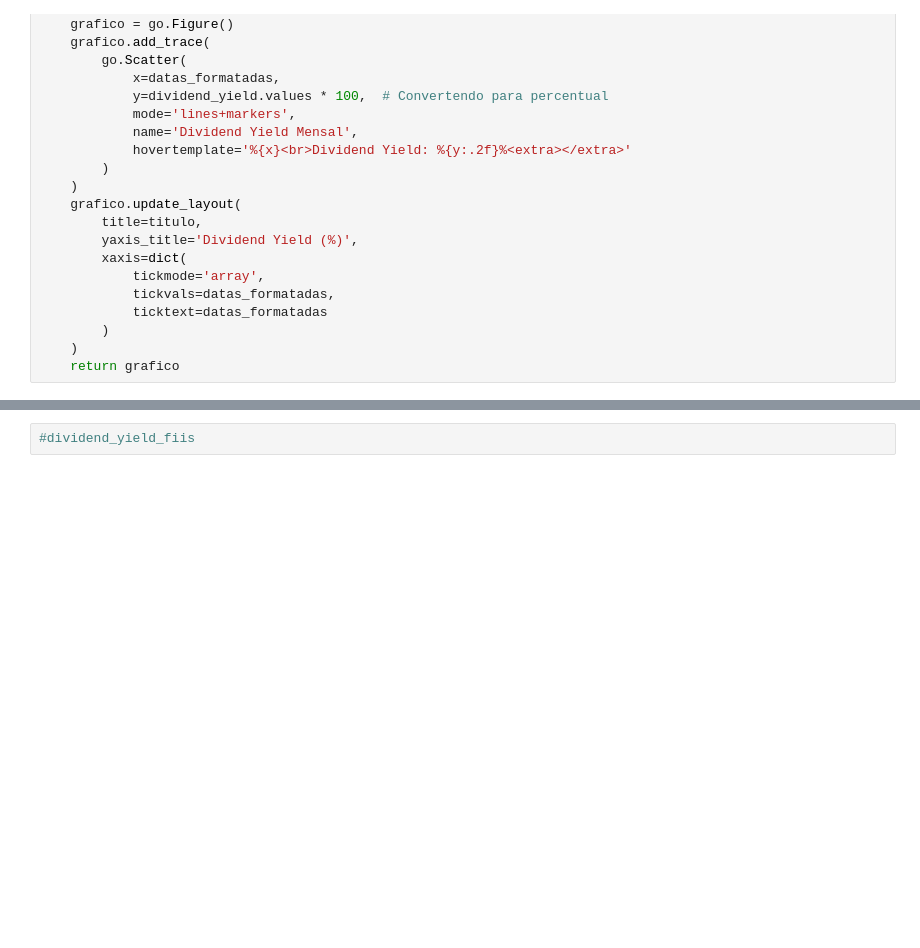
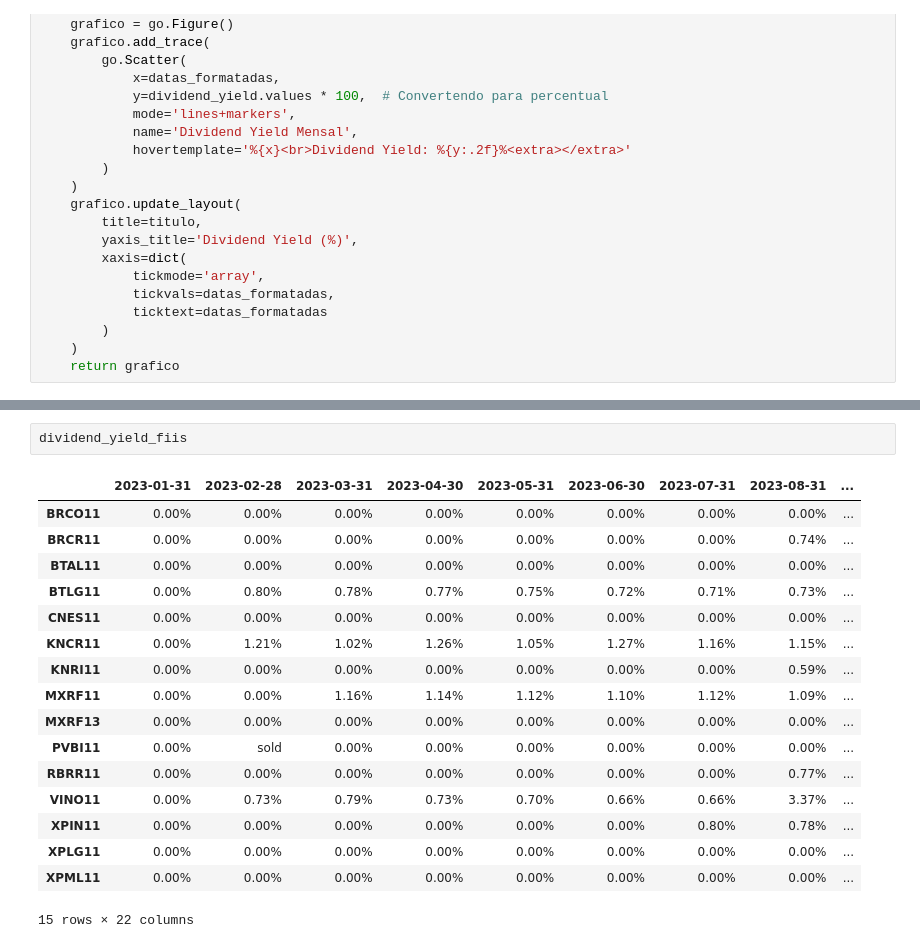
Before and after one commit to renato747/Analise_de_Portefolio, a Jupyter notebook: Carteira_Investimentos.ipynb, the cells around one changed output, grey strips where cells are left out. Cells and saved outputs as stored; diff of their text form; blank space fills up the shorter version.

```diff
--- a/Carteira_Investimentos.ipynb
+++ b/Carteira_Investimentos.ipynb
@@ -1318,6 +1521,24 @@ for produto in Dividend_Yield.index:
 [interactive output not drawn]
 [interactive output not drawn]
 ... (3 outputs left out)
-# %%
-#dividend_yield_fiis
+# %%
+dividend_yield_fiis
+# %% [output]
+|  | 2023-01-31 | 2023-02-28 | 2023-03-31 | 2023-04-30 | 2023-05-31 | 2023-06-30 | 2023-07-31 | 2023-08-31 | ... |
+| BRCO11 | 0.00% | 0.00% | 0.00% | 0.00% | 0.00% | 0.00% | 0.00% | 0.00% | ... |
+| BRCR11 | 0.00% | 0.00% | 0.00% | 0.00% | 0.00% | 0.00% | 0.00% | 0.74% | ... |
+| BTAL11 | 0.00% | 0.00% | 0.00% | 0.00% | 0.00% | 0.00% | 0.00% | 0.00% | ... |
+| BTLG11 | 0.00% | 0.80% | 0.78% | 0.77% | 0.75% | 0.72% | 0.71% | 0.73% | ... |
+| CNES11 | 0.00% | 0.00% | 0.00% | 0.00% | 0.00% | 0.00% | 0.00% | 0.00% | ... |
+| KNCR11 | 0.00% | 1.21% | 1.02% | 1.26% | 1.05% | 1.27% | 1.16% | 1.15% | ... |
+| KNRI11 | 0.00% | 0.00% | 0.00% | 0.00% | 0.00% | 0.00% | 0.00% | 0.59% | ... |
+| MXRF11 | 0.00% | 0.00% | 1.16% | 1.14% | 1.12% | 1.10% | 1.12% | 1.09% | ... |
+| MXRF13 | 0.00% | 0.00% | 0.00% | 0.00% | 0.00% | 0.00% | 0.00% | 0.00% | ... |
+| PVBI11 | 0.00% | sold | 0.00% | 0.00% | 0.00% | 0.00% | 0.00% | 0.00% | ... |
+| RBRR11 | 0.00% | 0.00% | 0.00% | 0.00% | 0.00% | 0.00% | 0.00% | 0.77% | ... |
+| VINO11 | 0.00% | 0.73% | 0.79% | 0.73% | 0.70% | 0.66% | 0.66% | 3.37% | ... |
+| XPIN11 | 0.00% | 0.00% | 0.00% | 0.00% | 0.00% | 0.00% | 0.80% | 0.78% | ... |
+| XPLG11 | 0.00% | 0.00% | 0.00% | 0.00% | 0.00% | 0.00% | 0.00% | 0.00% | ... |
+| XPML11 | 0.00% | 0.00% | 0.00% | 0.00% | 0.00% | 0.00% | 0.00% | 0.00% | ... |
+15 rows × 22 columns
 # %%
```
Also changed, not shown: parts of 21 cells of this notebook.
